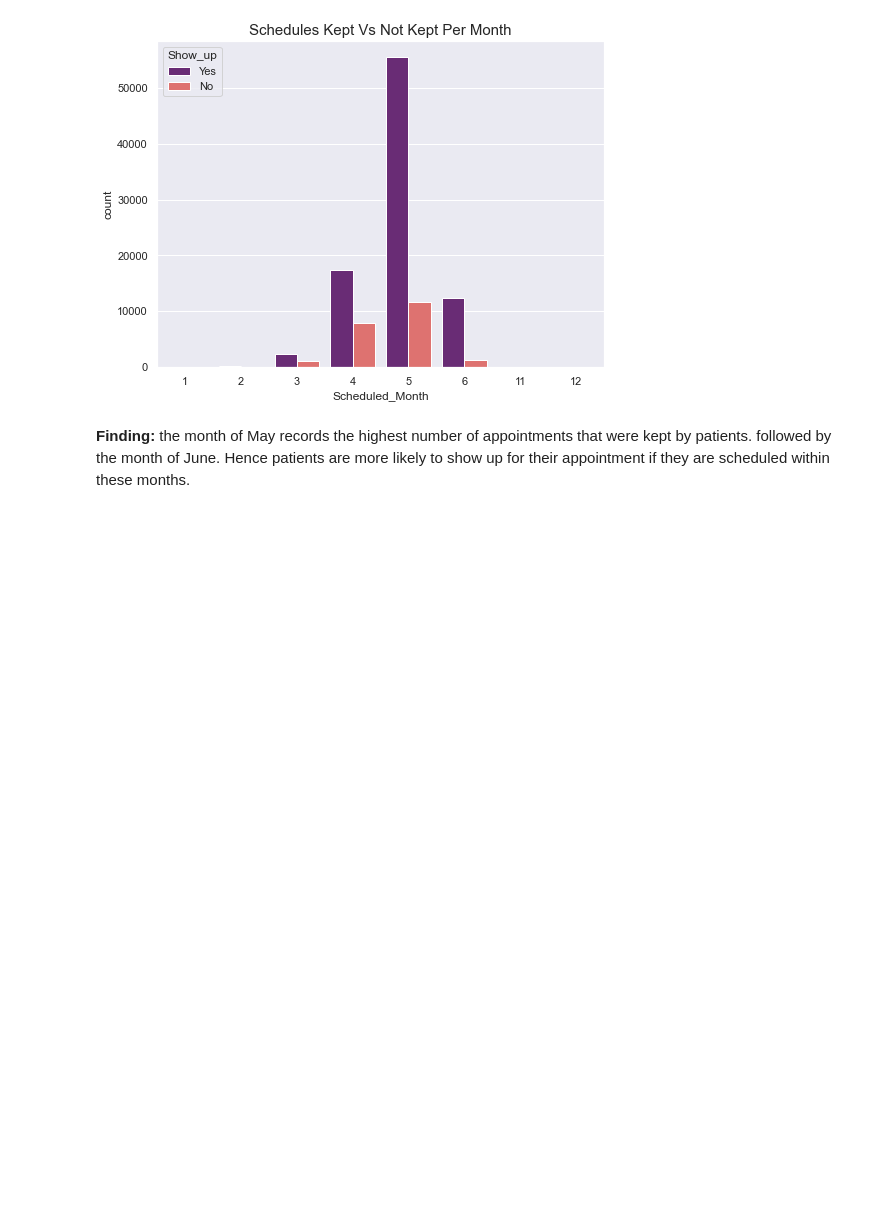
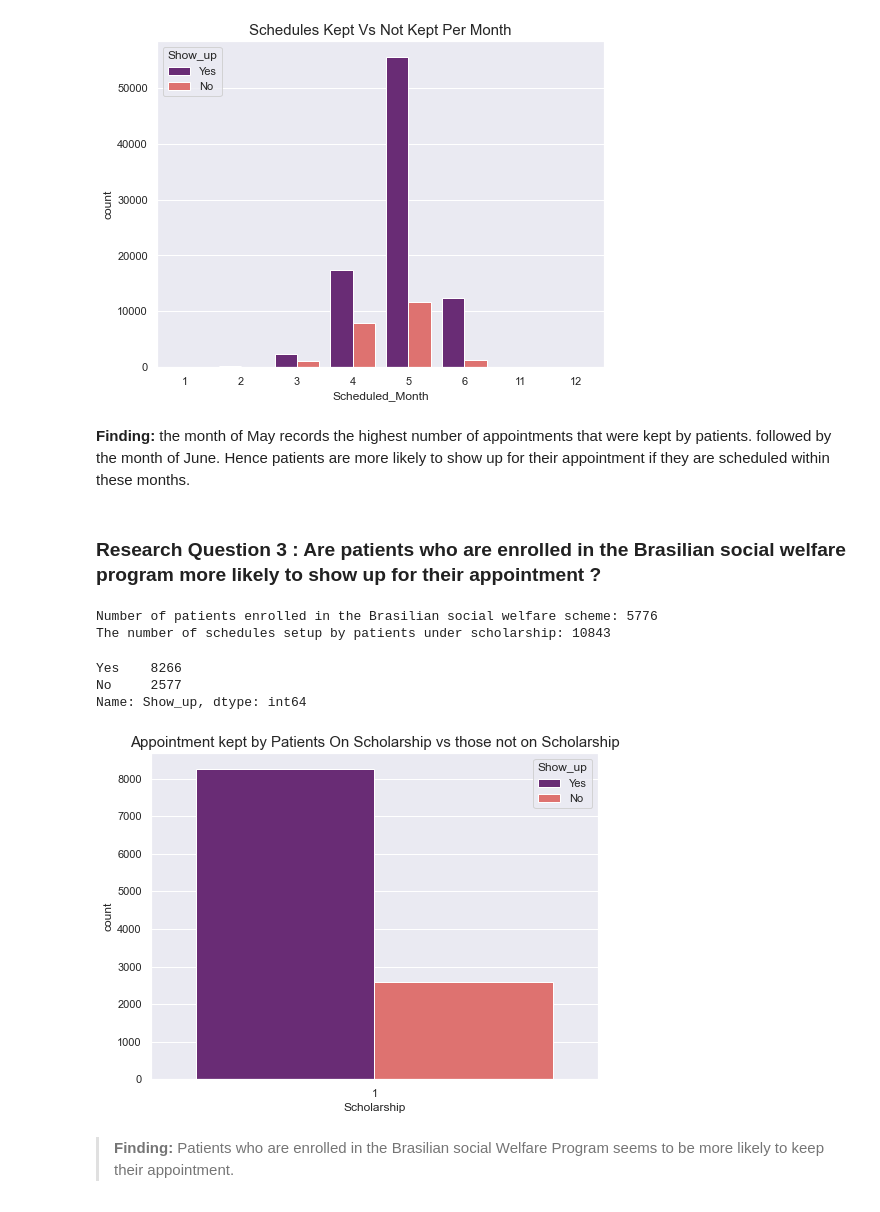
Before and after one commit to PatrickEmmanuel/NO-SHOW-APPOINTMENT-DATA-EXPLORATION-AND-ANALYSIS, a Jupyter notebook: No-Show-Appointment-Data-Exploration-And-Analysis.ipynb, the cells around one changed output. Drawn from its saved outputs; the diff is of its cells as text; code cells hidden in the pictures; blank space fills up the shorter version.

Commit message:
Answer research question 3

```diff
--- a/No-Show-Appointment-Data-Exploration-And-Analysis.ipynb
+++ b/No-Show-Appointment-Data-Exploration-And-Analysis.ipynb
@@ -315,3 +315,24 @@ Scheduled_Month
 [figure]
 # %% [markdown]
 **Finding:** the month of May records the highest number of appointments that were kept by patients. followed by the month of June. Hence patients are more likely to show up for their appointment if they are scheduled within these months.
+# %% [markdown]
+### Research Question 3 : Are patients who are enrolled in the Brasilian social welfare program more likely to show up for their appointment ?
+# %%
+#Lets get the total number of patients on scholarship and the number of scheduled appointment
+df_scholarship = df[df["Scholarship"]==1]
+print("Number of patients enrolled in the Brasilian social welfare scheme: {}".format(df_scholarship.PatientId.nunique()))
+print("The number of schedules setup by patients under scholarship: {}".format(df_scholarship.shape[0]))
+# %% [output]
+Number of patients enrolled in the Brasilian social welfare scheme: 5776
+The number of schedules setup by patients under scholarship: 10843
+# %%
+#find the number of appointment that were kept and the
+print(df_scholarship.Show_up.value_counts())
+bar_plots("Scholarship", data=df_scholarship, title="Appointment kept by Patients On Scholarship vs those not on Scholarship" )
+# %% [output]
+Yes    8266
+No     2577
+Name: Show_up, dtype: int64
+[figure, added]
+# %% [markdown]
+>**Finding:** Patients who are enrolled in the Brasilian social Welfare Program seems to be more likely to keep their appointment.
```
